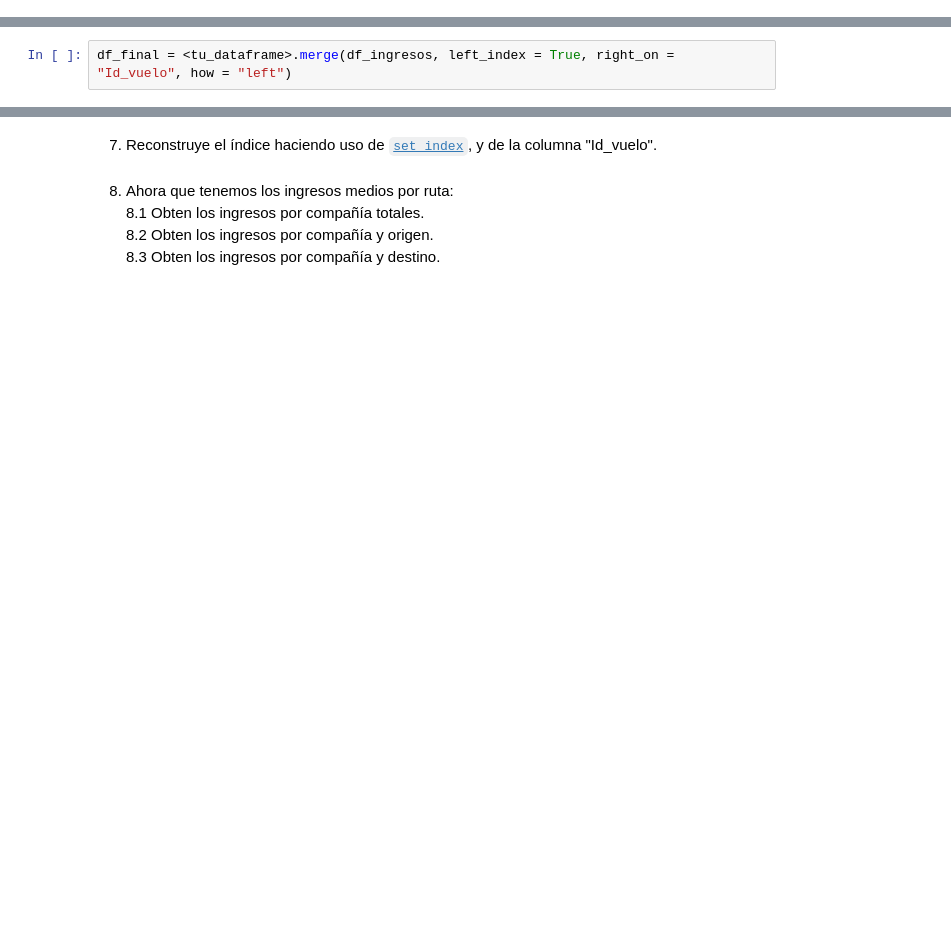
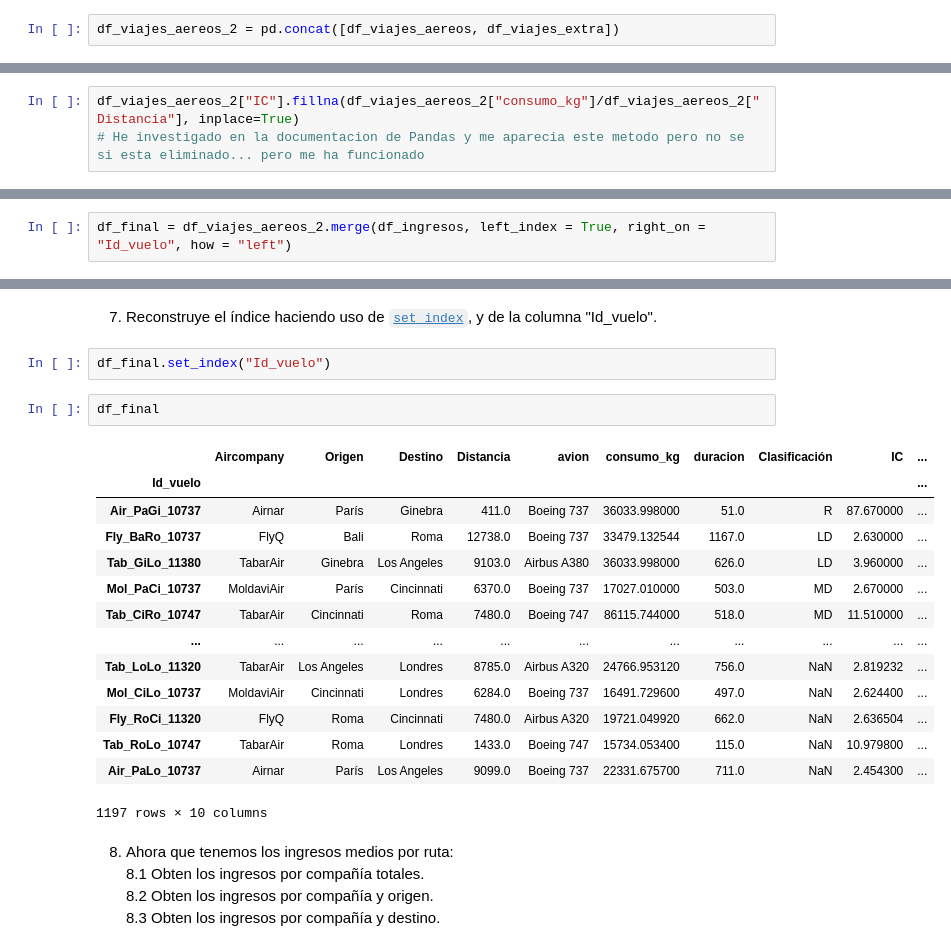
Before and after one commit to somm14/ONLINE_DS_THEBRIDGE_Soraya_M, a Jupyter notebook: 02_Programación_y_herramientas_avanzadas/Sprint_4/Unidad_2/Prueba_Obligatoria/18_Practica_Obligatoria_Pandas_II.ipynb, the cells around one changed output, grey strips where cells are left out. Drawn from its saved outputs; the diff is of its cells as text; blank space fills up the shorter version.

```diff
--- a/02_Programación_y_herramientas_avanzadas/Sprint_4/Unidad_2/Prueba_Obligatoria/18_Practica_Obligatoria_Pandas_II.ipynb
+++ b/02_Programación_y_herramientas_avanzadas/Sprint_4/Unidad_2/Prueba_Obligatoria/18_Practica_Obligatoria_Pandas_II.ipynb
@@ -164,5 +546,7 @@ df_viajes_extra = pd.read_csv("./data/dataset_viajes_extra.csv", index_col = "Id
 df_ingresos = pd.read_csv("./data/dataset_ingresos.csv")
 # %% [markdown]
 1. Emplea la función [`concat`](https://pandas.pydata.org/docs/reference/api/pandas.concat.html "info sobre pandas concat") de pandas que permite concatenar dataframes, de manera que añadas los viajes de df_viajes_extra al dataframe que hayas utilizado hasta ahora.
+# %%
+df_viajes_aereos_2 = pd.concat([df_viajes_aereos, df_viajes_extra])
 # %% [markdown]
 2. Comprueba si existen nulos en las columnas IC y todas las columnas que hayas añadido a tu dataframe previo al concat, y después del concat (utiliza info o value_counts con el argumento dropna con el valor adecuado). Tendrá que haberlos ya que el dataset de viajes extra no tenía esas columnas.
@@ -169,2 +572,5 @@ df_ingresos = pd.read_csv("./data/dataset_ingresos.csv")
 # %% [markdown]
 3. Calcula la columna IC para los vuelos que no la tengan informada (o sea que tengan NaN)
+# %%
+df_viajes_aereos_2["IC"].fillna(df_viajes_aereos_2["consumo_kg"]/df_viajes_aereos_2["Distancia"], inplace=True)
+# He investigado en la documentacion de Pandas y me aparecia este metodo pero no se si esta eliminado... pero me ha funcionado
@@ -173,4 +619,4 @@ df_ingresos = pd.read_csv("./data/dataset_ingresos.csv")
 # %% [markdown]
 5. Investiga el método [`merge`](https://pandas.pydata.org/docs/reference/api/pandas.DataFrame.merge.html "Info sobre joins") y después ejecuta la siguiente línea haciendo las sustituciones necesarias
 # %%
-df_final = <tu_dataframe>.merge(df_ingresos, left_index = True, right_on = "Id_vuelo", how = "left")
+df_final = df_viajes_aereos_2.merge(df_ingresos, left_index = True, right_on = "Id_vuelo", how = "left")
@@ -179,5 +662,24 @@ df_final = <tu_dataframe>.merge(df_ingresos, left_index = True, right_on = "Id_v
 # %% [markdown]
 7. Reconstruye el índice haciendo uso de [`set_index`](https://pandas.pydata.org/docs/reference/api/pandas.DataFrame.set_index.html#pandas.DataFrame.set_index), y de la columna "Id_vuelo".
+# %%
+df_final.set_index("Id_vuelo")
+# %%
+df_final
+# %% [output]
+|  | Aircompany | Origen | Destino | Distancia | avion | consumo_kg | duracion | Clasificación | IC | ... |
+| Id_vuelo |  |  |  |  |  |  |  |  |  | ... |
+| Air_PaGi_10737 | Airnar | París | Ginebra | 411.0 | Boeing 737 | 36033.998000 | 51.0 | R | 87.670000 | ... |
+| Fly_BaRo_10737 | FlyQ | Bali | Roma | 12738.0 | Boeing 737 | 33479.132544 | 1167.0 | LD | 2.630000 | ... |
+| Tab_GiLo_11380 | TabarAir | Ginebra | Los Angeles | 9103.0 | Airbus A380 | 36033.998000 | 626.0 | LD | 3.960000 | ... |
+| Mol_PaCi_10737 | MoldaviAir | París | Cincinnati | 6370.0 | Boeing 737 | 17027.010000 | 503.0 | MD | 2.670000 | ... |
+| Tab_CiRo_10747 | TabarAir | Cincinnati | Roma | 7480.0 | Boeing 747 | 86115.744000 | 518.0 | MD | 11.510000 | ... |
+| ... | ... | ... | ... | ... | ... | ... | ... | ... | ... | ... |
+| Tab_LoLo_11320 | TabarAir | Los Angeles | Londres | 8785.0 | Airbus A320 | 24766.953120 | 756.0 | NaN | 2.819232 | ... |
+| Mol_CiLo_10737 | MoldaviAir | Cincinnati | Londres | 6284.0 | Boeing 737 | 16491.729600 | 497.0 | NaN | 2.624400 | ... |
+| Fly_RoCi_11320 | FlyQ | Roma | Cincinnati | 7480.0 | Airbus A320 | 19721.049920 | 662.0 | NaN | 2.636504 | ... |
+| Tab_RoLo_10747 | TabarAir | Roma | Londres | 1433.0 | Boeing 747 | 15734.053400 | 115.0 | NaN | 10.979800 | ... |
+| Air_PaLo_10737 | Airnar | París | Los Angeles | 9099.0 | Boeing 737 | 22331.675700 | 711.0 | NaN | 2.454300 | ... |
+1197 rows × 10 columns
 # %% [markdown]
 8. Ahora que tenemos los ingresos medios por ruta:
     8.1 Obten los ingresos por compañía totales.
```
Also changed, not shown: parts of 30 cells of this notebook.
